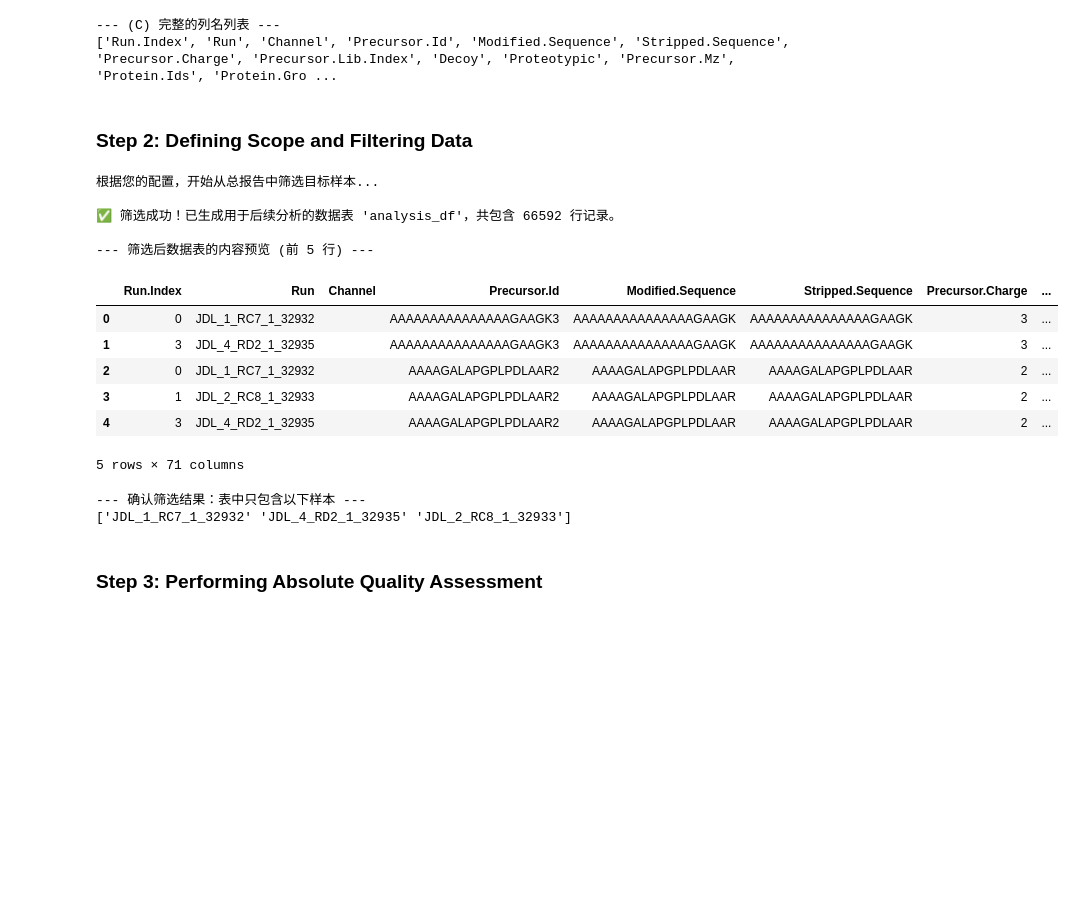
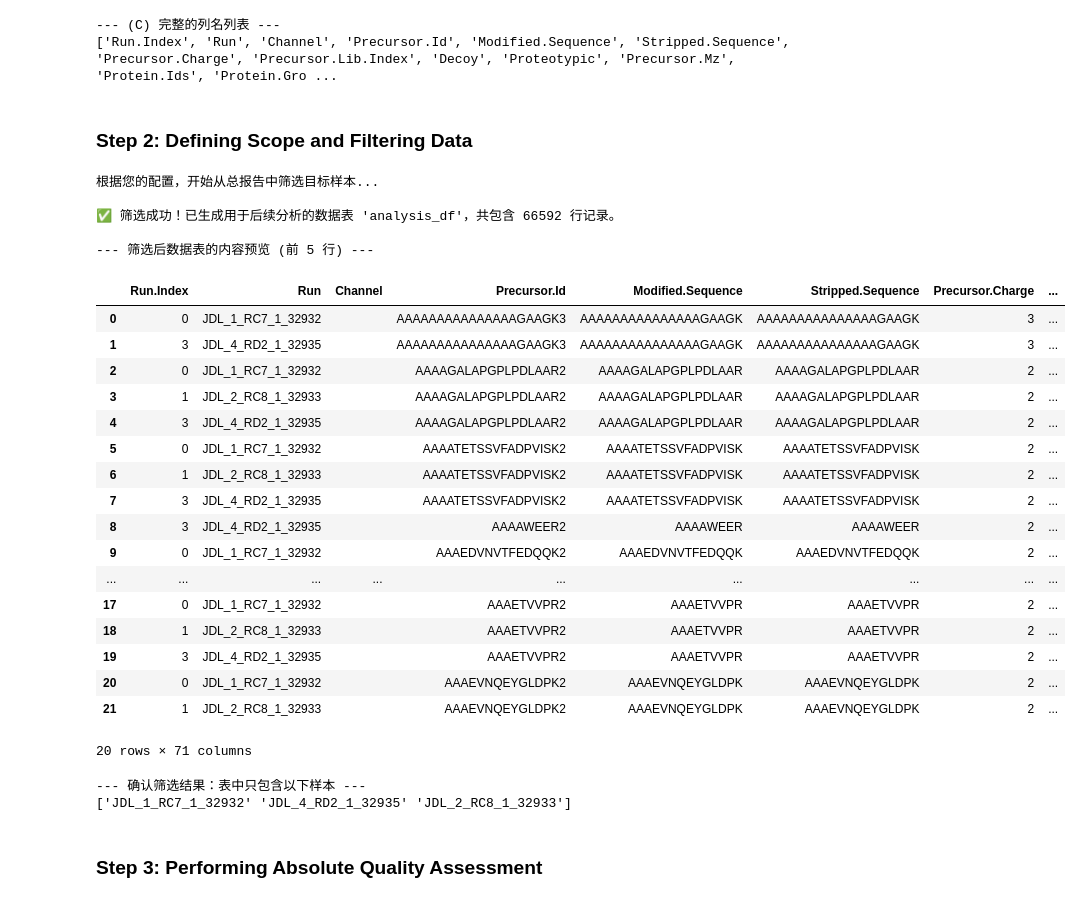
Before and after one commit to Jasper-delong/DIANN_Data_Preprocessing, a Jupyter notebook: scripts/preprocessing/preprocessing.ipynb, the cells around one changed output. Drawn from its saved outputs; the diff is of its cells as text; code cells hidden in the pictures; blank space fills up the shorter version.

```diff
--- a/scripts/preprocessing/preprocessing.ipynb
+++ b/scripts/preprocessing/preprocessing.ipynb
@@ -745,35 +745,46 @@ try:
     # f. 做一个安全检查：如果筛选完后一行数据都没有了，就打印错误信息。
     if analysis_df.empty:
         print("\n❌ 错误: 筛选后无数据可分析！")
         print("   请仔细检查您的 'column_mapping' 字典中的长文件名，")
         print("   确保它们能正确地转换为 'report.parquet' 文件 'Run' 列中的名称。")
     else:
         # 如果筛选成功，就打印成功信息和一些预览，让我们确认结果。
         print(f"\n✅ 筛选成功！已生成用于后续分析的数据表 'analysis_df'，共包含 {len(analysis_df)} 行记录。")
         print("\n--- 筛选后数据表的内容预览 (前 5 行) ---")
-        display(analysis_df.head())
+        display(analysis_df.head(20))
         print("\n--- 确认筛选结果：表中只包含以下样本 ---")
         print(analysis_df['Run'].unique())
 
 except NameError:
     # 这个错误会在您忘记运行第一步（加载 report_df）时出现。
     print("❌ 错误: 变量 'report_df' 未定义。请确保您已经成功运行了第一步“数据加载与探索”的代码框。")
 except Exception as e:
     print(f"❌ 发生了一个意想不到的错误: {e}")
 # %% [output]
 Step 2: Defining Scope and Filtering Data
 根据您的配置，开始从总报告中筛选目标样本...
 
 ✅ 筛选成功！已生成用于后续分析的数据表 'analysis_df'，共包含 66592 行记录。
 
 --- 筛选后数据表的内容预览 (前 5 行) ---
 |  | Run.Index | Run | Channel | Precursor.Id | Modified.Sequence | Stripped.Sequence | Precursor.Charge | ... |
 | 0 | 0 | JDL_1_RC7_1_32932 |  | AAAAAAAAAAAAAAAGAAGK3 | AAAAAAAAAAAAAAAGAAGK | AAAAAAAAAAAAAAAGAAGK | 3 | ... |
 | 1 | 3 | JDL_4_RD2_1_32935 |  | AAAAAAAAAAAAAAAGAAGK3 | AAAAAAAAAAAAAAAGAAGK | AAAAAAAAAAAAAAAGAAGK | 3 | ... |
 | 2 | 0 | JDL_1_RC7_1_32932 |  | AAAAGALAPGPLPDLAAR2 | AAAAGALAPGPLPDLAAR | AAAAGALAPGPLPDLAAR | 2 | ... |
 | 3 | 1 | JDL_2_RC8_1_32933 |  | AAAAGALAPGPLPDLAAR2 | AAAAGALAPGPLPDLAAR | AAAAGALAPGPLPDLAAR | 2 | ... |
 | 4 | 3 | JDL_4_RD2_1_32935 |  | AAAAGALAPGPLPDLAAR2 | AAAAGALAPGPLPDLAAR | AAAAGALAPGPLPDLAAR | 2 | ... |
+| 5 | 0 | JDL_1_RC7_1_32932 |  | AAAATETSSVFADPVISK2 | AAAATETSSVFADPVISK | AAAATETSSVFADPVISK | 2 | ... |
+| 6 | 1 | JDL_2_RC8_1_32933 |  | AAAATETSSVFADPVISK2 | AAAATETSSVFADPVISK | AAAATETSSVFADPVISK | 2 | ... |
+| 7 | 3 | JDL_4_RD2_1_32935 |  | AAAATETSSVFADPVISK2 | AAAATETSSVFADPVISK | AAAATETSSVFADPVISK | 2 | ... |
+| 8 | 3 | JDL_4_RD2_1_32935 |  | AAAAWEER2 | AAAAWEER | AAAAWEER | 2 | ... |
+| 9 | 0 | JDL_1_RC7_1_32932 |  | AAAEDVNVTFEDQQK2 | AAAEDVNVTFEDQQK | AAAEDVNVTFEDQQK | 2 | ... |
+| ... | ... | ... | ... | ... | ... | ... | ... | ... |
+| 17 | 0 | JDL_1_RC7_1_32932 |  | AAAETVVPR2 | AAAETVVPR | AAAETVVPR | 2 | ... |
+| 18 | 1 | JDL_2_RC8_1_32933 |  | AAAETVVPR2 | AAAETVVPR | AAAETVVPR | 2 | ... |
+| 19 | 3 | JDL_4_RD2_1_32935 |  | AAAETVVPR2 | AAAETVVPR | AAAETVVPR | 2 | ... |
+| 20 | 0 | JDL_1_RC7_1_32932 |  | AAAEVNQEYGLDPK2 | AAAEVNQEYGLDPK | AAAEVNQEYGLDPK | 2 | ... |
+| 21 | 1 | JDL_2_RC8_1_32933 |  | AAAEVNQEYGLDPK2 | AAAEVNQEYGLDPK | AAAEVNQEYGLDPK | 2 | ... |
-5 rows × 71 columns
+20 rows × 71 columns
 --- 确认筛选结果：表中只包含以下样本 ---
 ['JDL_1_RC7_1_32932' 'JDL_4_RD2_1_32935' 'JDL_2_RC8_1_32933']
 # %%
```
